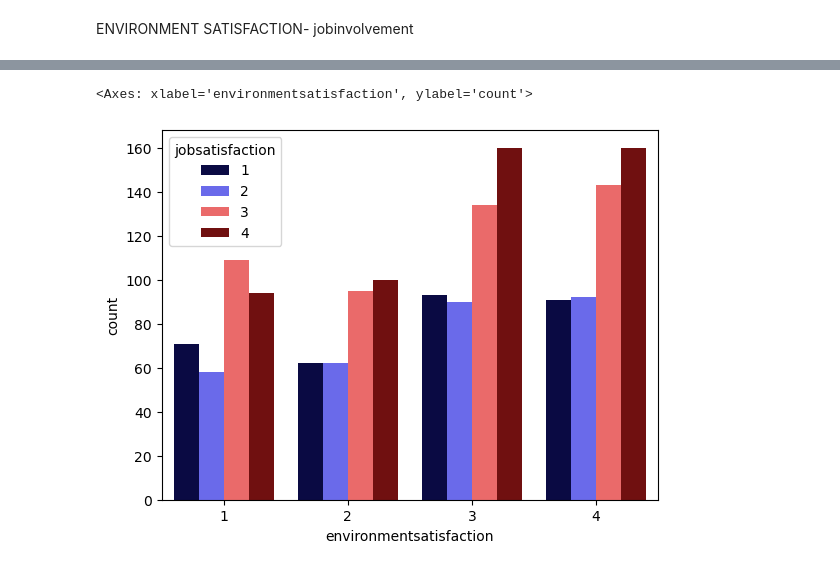
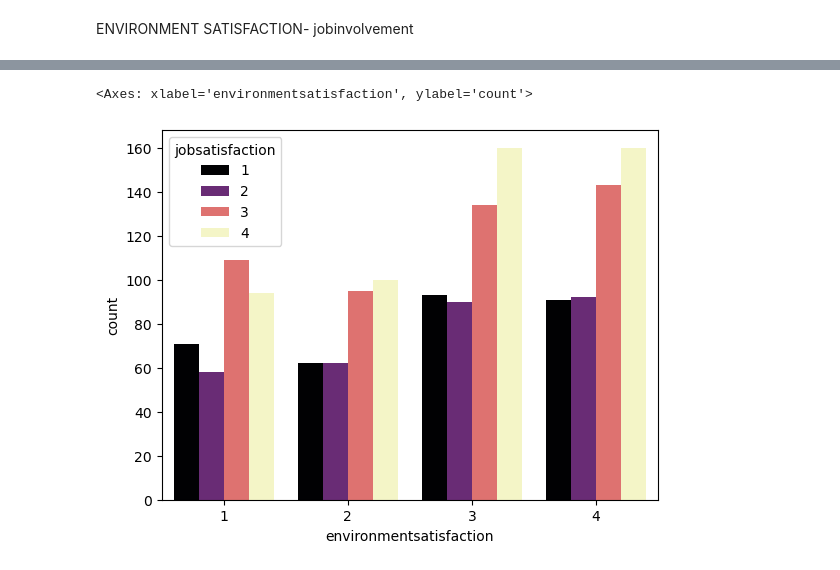
Before and after one commit to BiancaGemarR/promo_56_proyecto_mod3_team1, a Jupyter notebook: graficaspaula.ipynb, the cells around one changed output, grey strips where cells are left out. Drawn from its saved outputs; the diff is of its cells as text; code cells hidden in the pictures.

```diff
--- a/graficaspaula.ipynb
+++ b/graficaspaula.ipynb
@@ -223,5 +296,5 @@ sns.countplot(data=df, x='environmentsatisfaction', hue='jobinvolvement', palett
 # %%
-sns.countplot(data=df, x='environmentsatisfaction', hue='jobsatisfaction', palette='seismic')
+sns.countplot(data=df, x='environmentsatisfaction', hue='jobsatisfaction', palette='magma')
 # %% [output]
 <Axes: xlabel='environmentsatisfaction', ylabel='count'>
-[figure, old version]
+[figure, new version]
```
Also changed, not shown: parts of 22 cells of this notebook, 1 other file.
